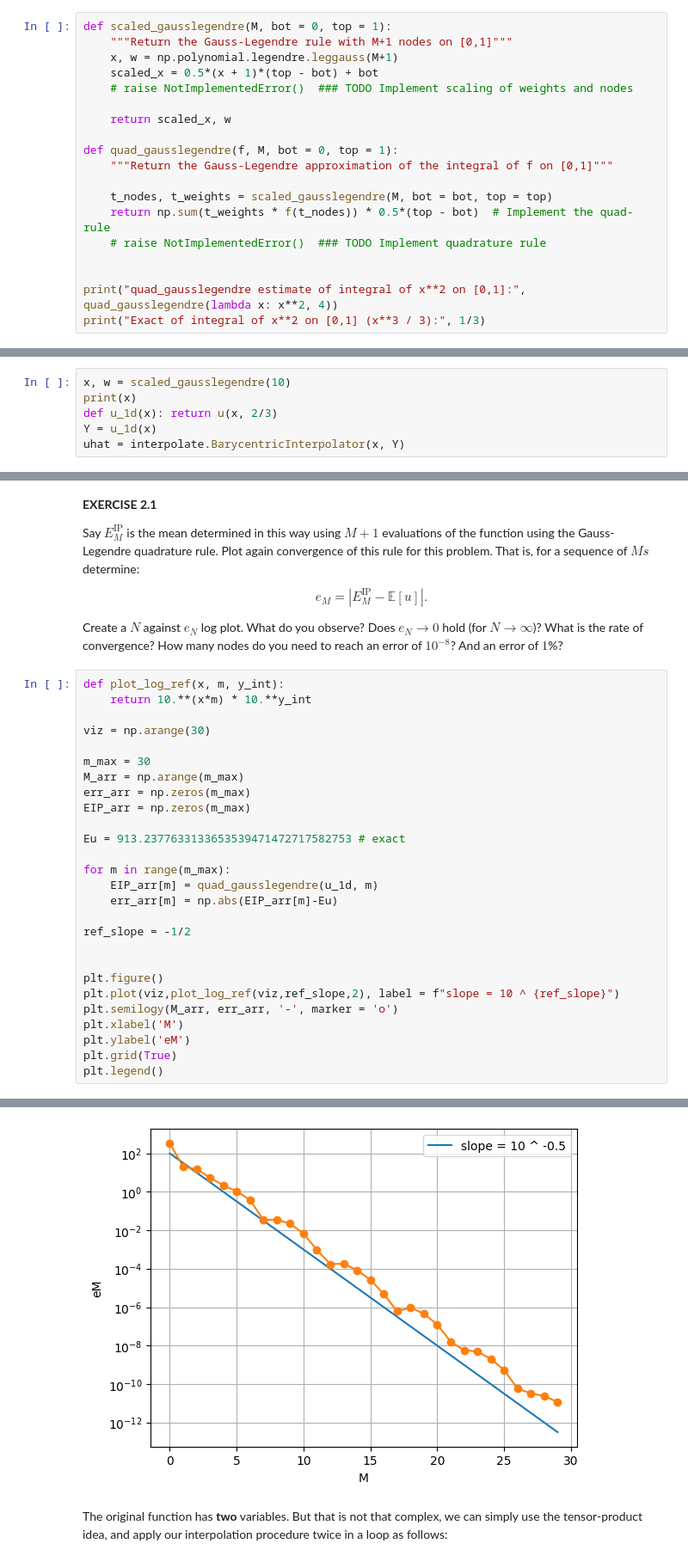
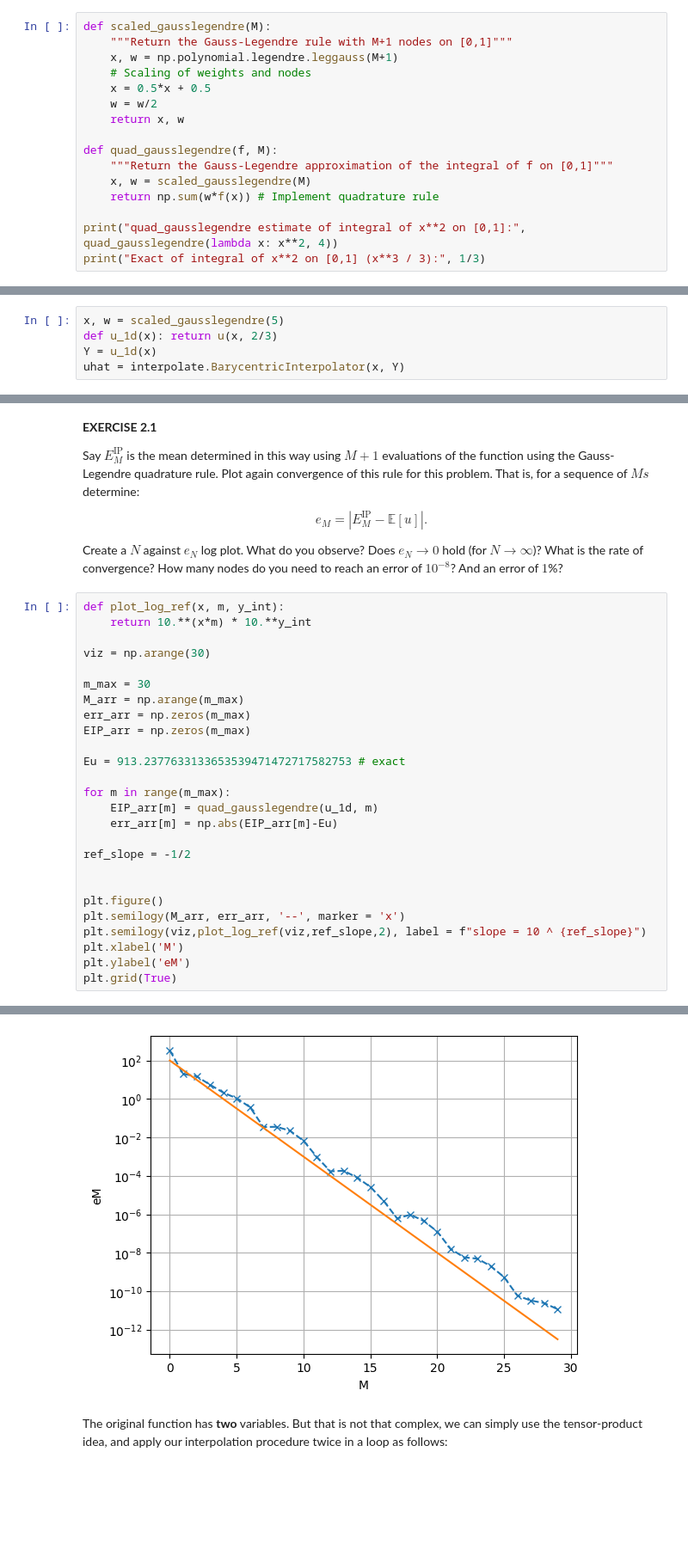
Before and after one commit to msahirs/CFD_IV, a Jupyter notebook: Tutorial1.ipynb, the cells around one changed output, grey strips where cells are left out. Shown: that part at 86% size. Saved outputs shown, nothing was run; the diff lists cells and outputs as text; blank space fills up the shorter version.

```diff
--- a/Tutorial1.ipynb
+++ b/Tutorial1.ipynb
@@ -79,21 +104,18 @@ $$
 $$
 Since the background (input) distribution is uniform, we know the Gauss-Legendre quadrature rule is optimal, and the Legendre polynomials form an orthogonal basis.  As in the lectures `numpy` implements this rule, but on the interval $[-1,1]$.  Scale the nodes and weights to the required interval $[0,1]$.
 # %%
-def scaled_gausslegendre(M, bot = 0, top = 1):
+def scaled_gausslegendre(M):
     """Return the Gauss-Legendre rule with M+1 nodes on [0,1]"""
     x, w = np.polynomial.legendre.leggauss(M+1)
-    scaled_x = 0.5*(x + 1)*(top - bot) + bot
-    # raise NotImplementedError()  ### TODO Implement scaling of weights and nodes
+    # Scaling of weights and nodes
+    x = 0.5*x + 0.5
+    w = w/2
+    return x, w
 
-    return scaled_x, w
-
-def quad_gausslegendre(f, M, bot = 0, top = 1):
+def quad_gausslegendre(f, M):
     """Return the Gauss-Legendre approximation of the integral of f on [0,1]"""
-
-    t_nodes, t_weights = scaled_gausslegendre(M, bot = bot, top = top)
-    return np.sum(t_weights * f(t_nodes)) * 0.5*(top - bot)  # Implement the quad-rule
-    # raise NotImplementedError()  ### TODO Implement quadrature rule
-
+    x, w = scaled_gausslegendre(M)
+    return np.sum(w*f(x)) # Implement quadrature rule
 
 print("quad_gausslegendre estimate of integral of x**2 on [0,1]:", quad_gausslegendre(lambda x: x**2, 4))
 print("Exact of integral of x**2 on [0,1] (x**3 / 3):", 1/3)
@@ -105,8 +127,7 @@ You can now plot the test function, sampled at your nodes, and interpolated with
 
 https://docs.scipy.org/doc/scipy/reference/generated/scipy.interpolate.BarycentricInterpolator.html
 # %%
-x, w = scaled_gausslegendre(10)
-print(x)
+x, w = scaled_gausslegendre(5)
 def u_1d(x): return u(x, 2/3)
 Y = u_1d(x)
 uhat = interpolate.BarycentricInterpolator(x, Y)
@@ -165,10 +182,9 @@ ref_slope = -1/2
 
 
 plt.figure()
-plt.plot(viz,plot_log_ref(viz,ref_slope,2), label = f"slope = 10 ^ {ref_slope}")
-plt.semilogy(M_arr, err_arr, '-', marker = 'o')
+plt.semilogy(M_arr, err_arr, '--', marker = 'x')
+plt.semilogy(viz,plot_log_ref(viz,ref_slope,2), label = f"slope = 10 ^ {ref_slope}")
 plt.xlabel('M')
 plt.ylabel('eM')
 plt.grid(True)
-plt.legend()
 # %% [output]
@@ -176,4 +191,4 @@ plt.legend()
-[figure, old version]
+[figure, new version]
 # %% [markdown]
 The original function has **two** variables. But that is not that complex, we can simply use the tensor-product idea, and apply our interpolation procedure twice in a loop as follows:
 # %%
```
Also changed, not shown: parts of 5 cells of this notebook, 1 other file.
